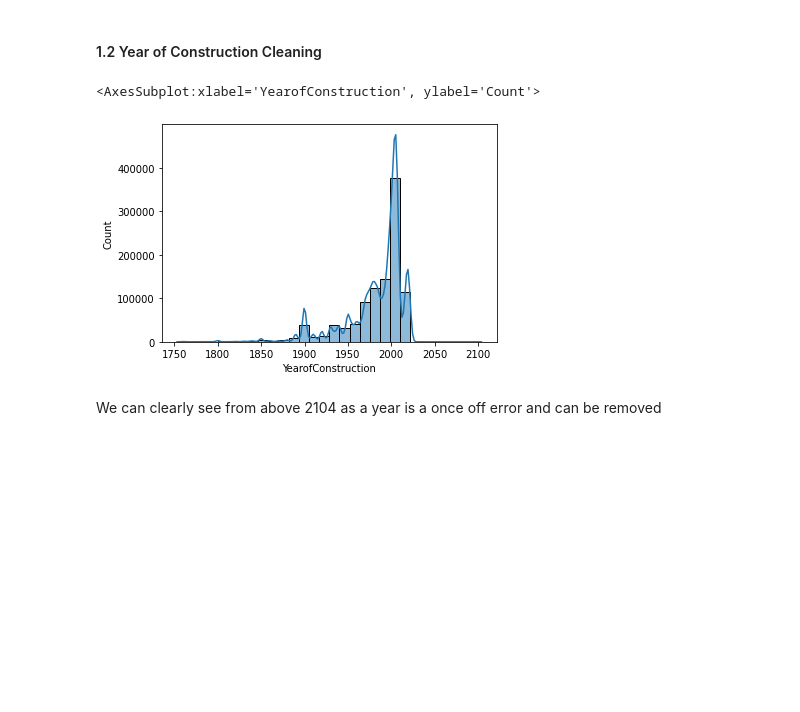
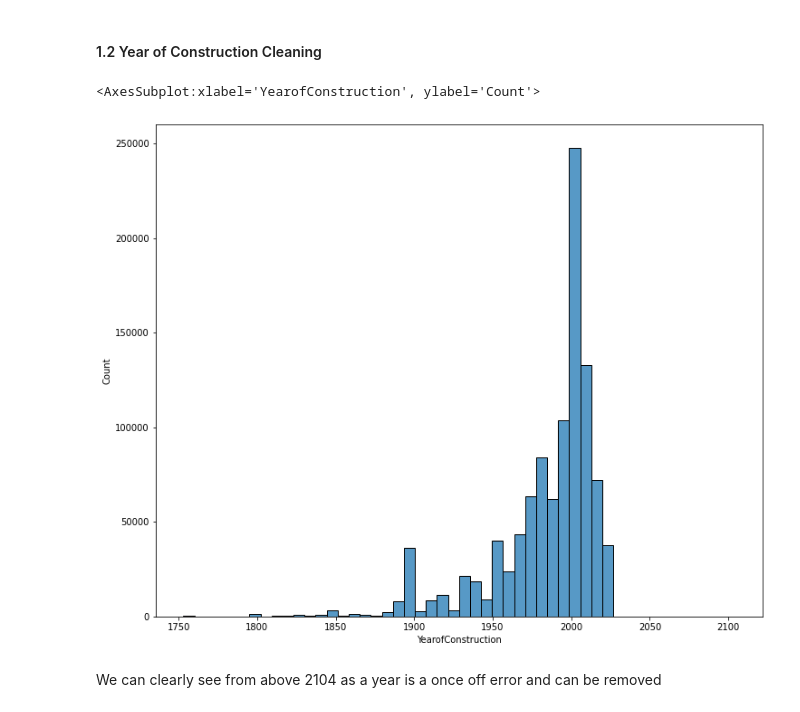
Before and after one commit to OisinB-2814/masters_thesis_ob2814, a Jupyter notebook: notebooks/2-define.ipynb, the cells around one changed output. Drawn from its saved outputs; the diff is of its cells as text; code cells hidden in the pictures; blank space fills up the shorter version.

```diff
--- a/notebooks/2-define.ipynb
+++ b/notebooks/2-define.ipynb
@@ -182,12 +182,12 @@ seai['CountyName'] = seai['CountyName'].astype('category')
 #### 1.2 Year of Construction Cleaning
 # %%
 # Checking distribution of years of house builds
+plt.figure(figsize=(12,10))
 sns.histplot(data=seai
             ,x='YearofConstruction'
-            ,bins=30
-            ,kde=True)
+            ,bins=50)
 # %% [output]
 <AxesSubplot:xlabel='YearofConstruction', ylabel='Count'>
-[figure, old version]
+[figure, new version]
 # %% [markdown]
 We can clearly see from above 2104 as a year is a once off error and can be removed
```
Also changed, not shown: parts of 7 cells of this notebook, 9 other files.
